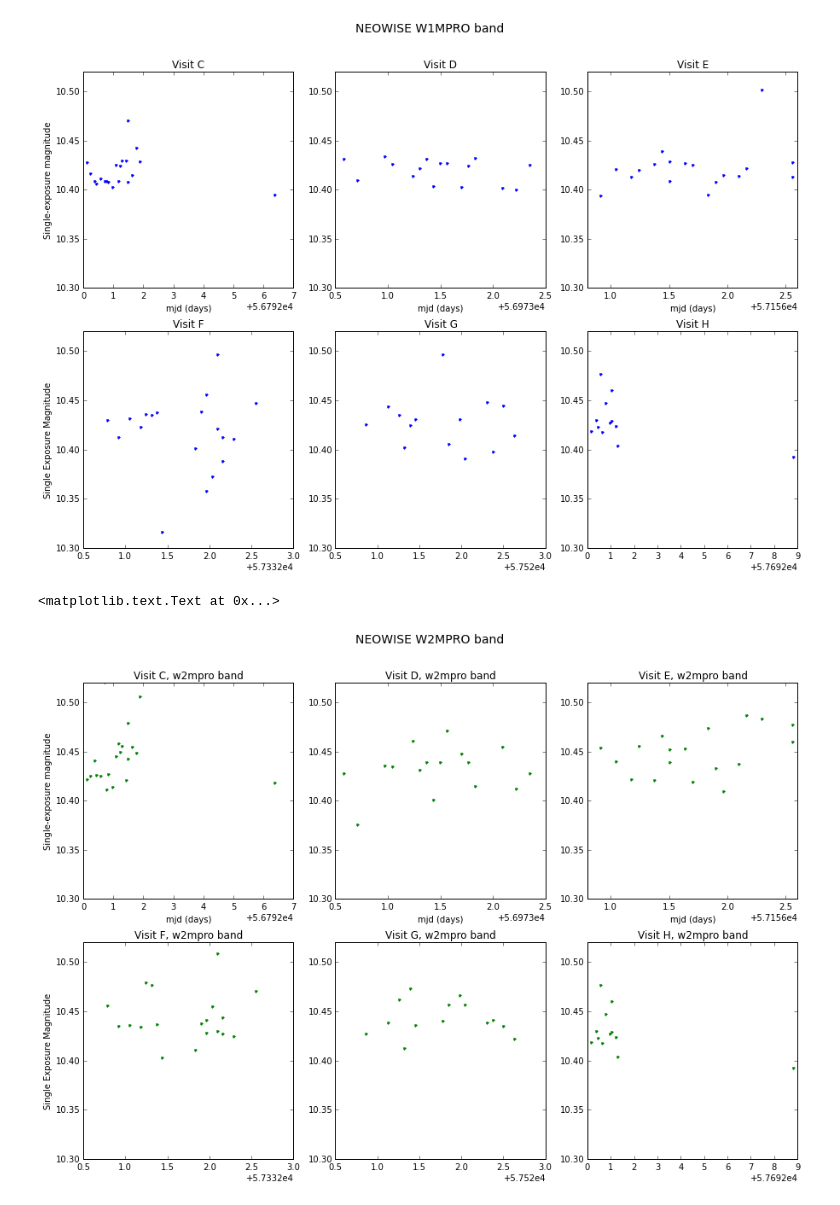
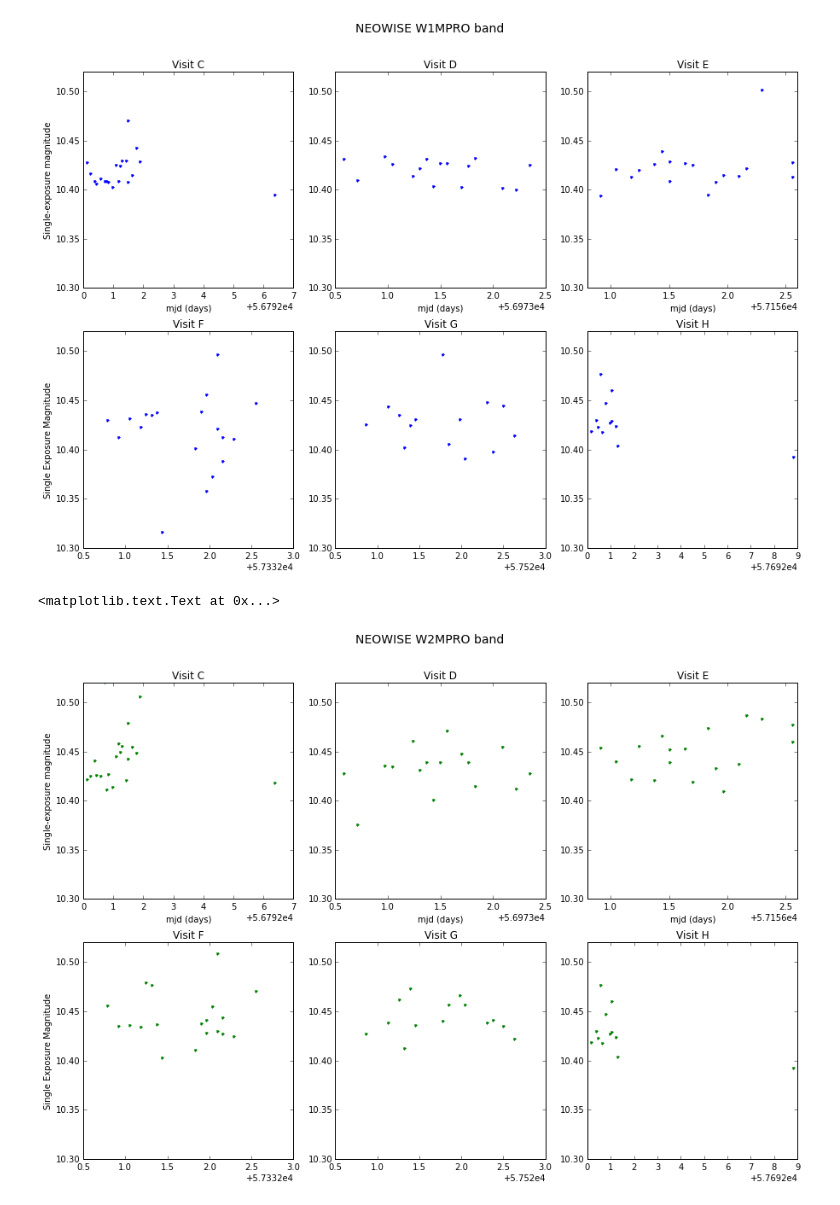
Before and after one commit to RileyWClarke/WISE_Boyajian, a Jupyter notebook: WISE_Boyajian.ipynb, the cells around one changed output. Saved outputs shown, nothing was run; the diff lists cells and outputs as text; code cells hidden in the pictures.

```diff
--- a/WISE_Boyajian.ipynb
+++ b/WISE_Boyajian.ipynb
@@ -181,7 +181,7 @@ plt.plot(mjd_c,w2_c,'g.')
 plt.ylim(10.30,10.52)
 plt.xlabel('mjd (days)')
 plt.ylabel('Single-exposure magnitude')
-plt.title('Visit C, w2mpro band')
+plt.title('Visit C')
 
 fig.add_subplot(232)
 
@@ -192,31 +192,31 @@ plt.xlabel('mjd (days)')
 plt.title('Visit D')
 
 fig.add_subplot(233)
 
 plt.plot(mjd_e,w2_e,'g.')
 plt.ylim(10.30,10.52)
 plt.xlabel('mjd (days)')
 
 plt.title('Visit E')
 
 fig.add_subplot(234)
 
 plt.plot(mjd_f,w2_f,'g.')
 plt.ylim(10.30,10.52)
 plt.title('Visit F')
 plt.ylabel("Single Exposure Magnitude")
 
 fig.add_subplot(235)
 
 plt.plot(mjd_g,w2_g,'g.')
 plt.ylim(10.30,10.52)
 plt.title('Visit G')
 
 fig.add_subplot(236)
 
 plt.plot(mjd_h,w1_h,'g.')
 plt.ylim(10.30,10.52)
 plt.title('Visit H')
 # %% [output]
 <matplotlib.text.Text at 0x...>
-[figure, old version]
+[figure, new version]
```
